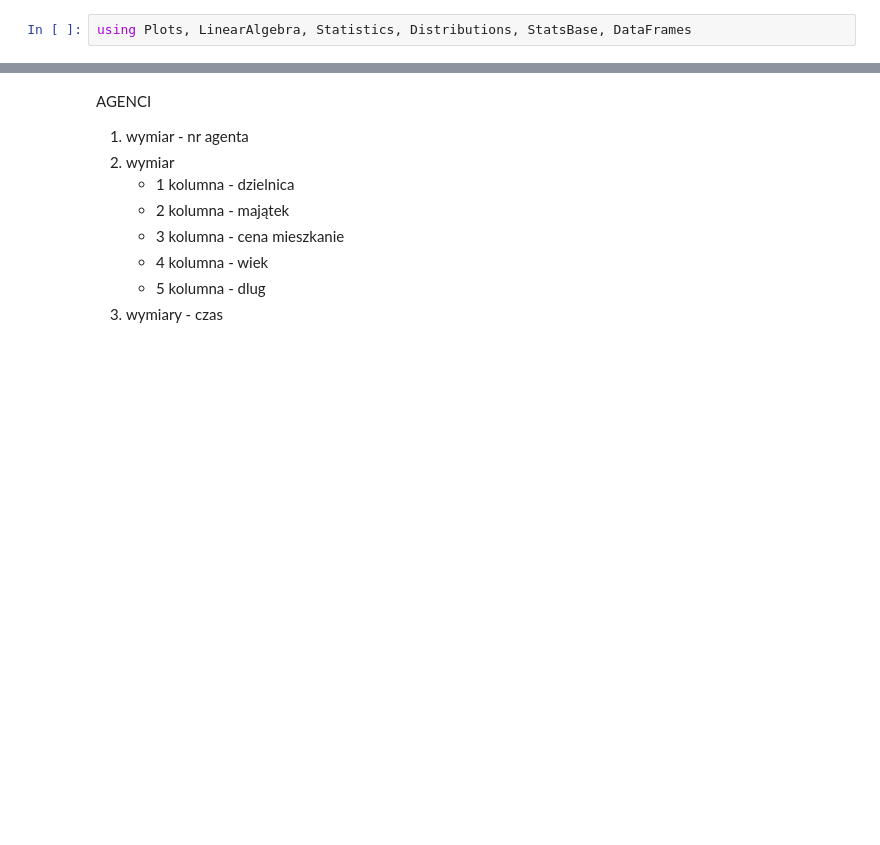
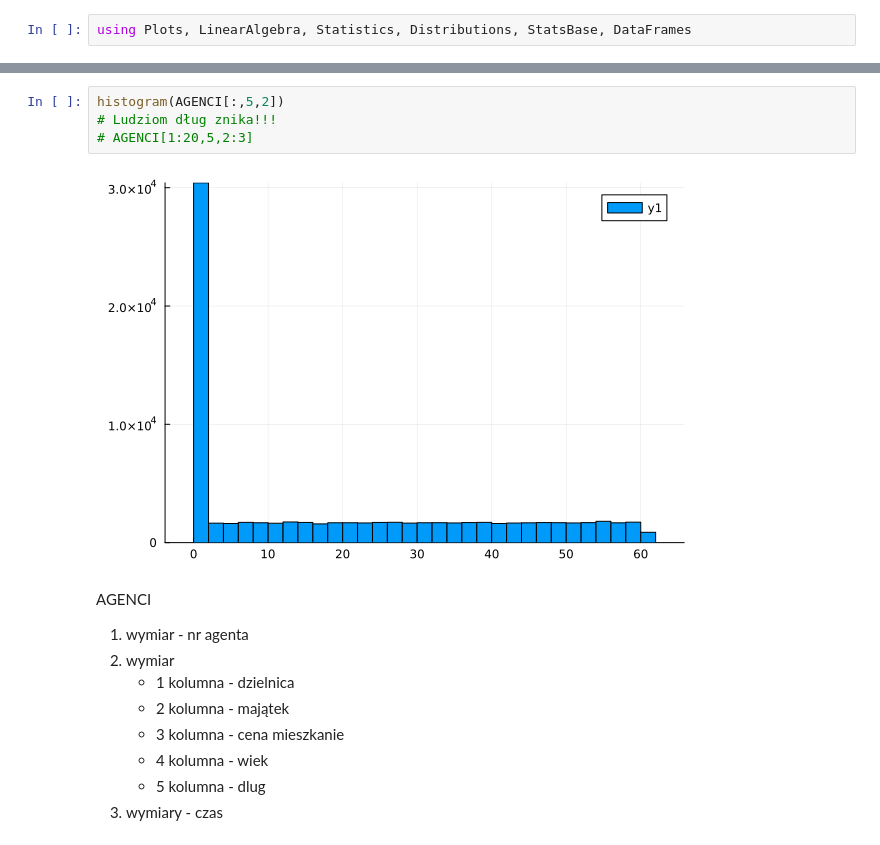
Before and after one commit to Rybakowski/raport_2, a Jupyter notebook: raport_2.ipynb, the cells around one changed output, grey strips where cells are left out. Saved outputs shown, nothing was run; the diff lists cells and outputs as text; blank space fills up the shorter version.

```diff
--- a/raport_2.ipynb
+++ b/raport_2.ipynb
@@ -93,3 +124,9 @@ end
+# %%
+histogram(AGENCI[:,5,2])
+# Ludziom dług znika!!!
+# AGENCI[1:20,5,2:3]
+# %% [output]
+[figure, added]
 # %% [markdown]
 AGENCI
 1. wymiar - nr agenta
```
Also changed, not shown: parts of 18 cells of this notebook.
